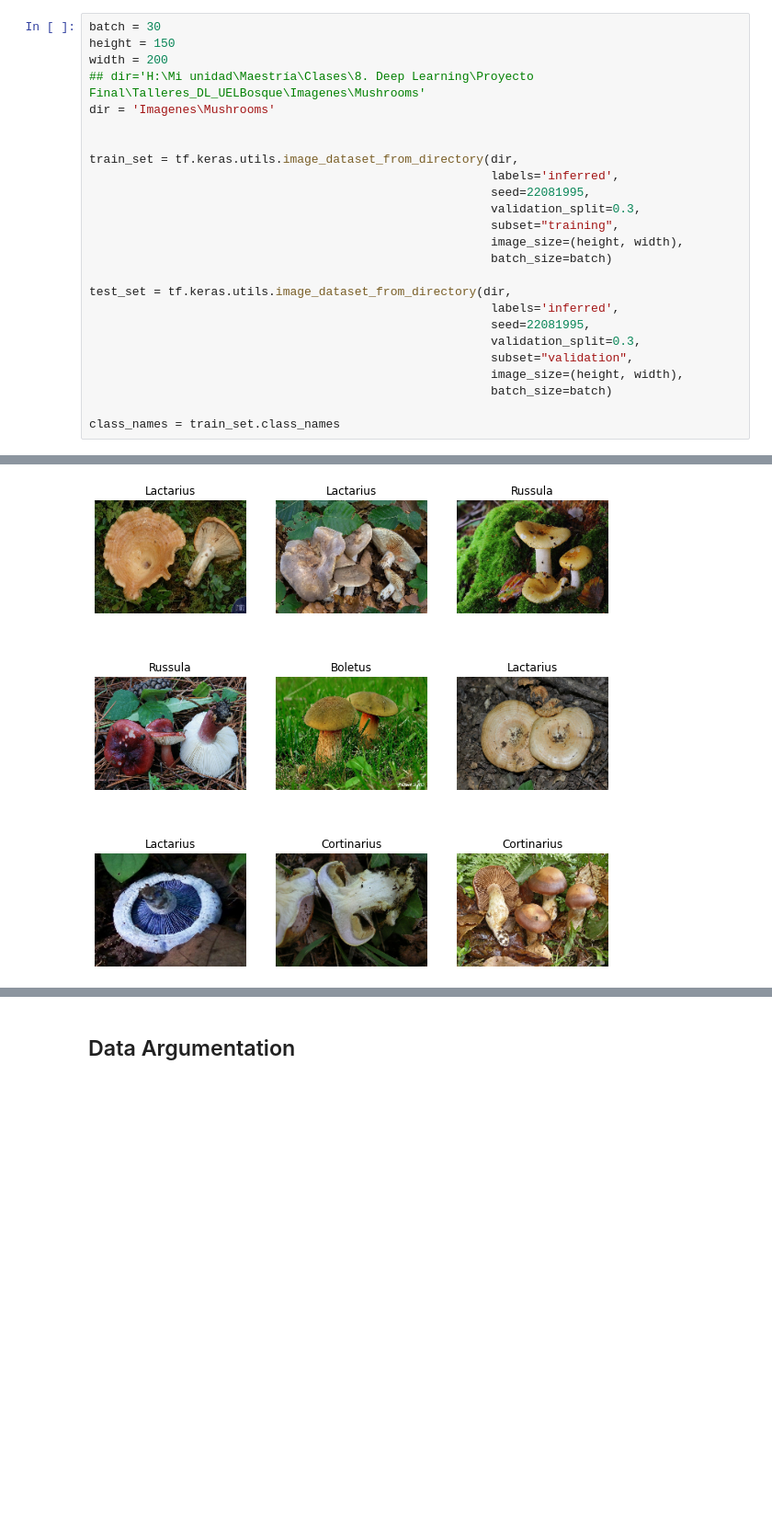
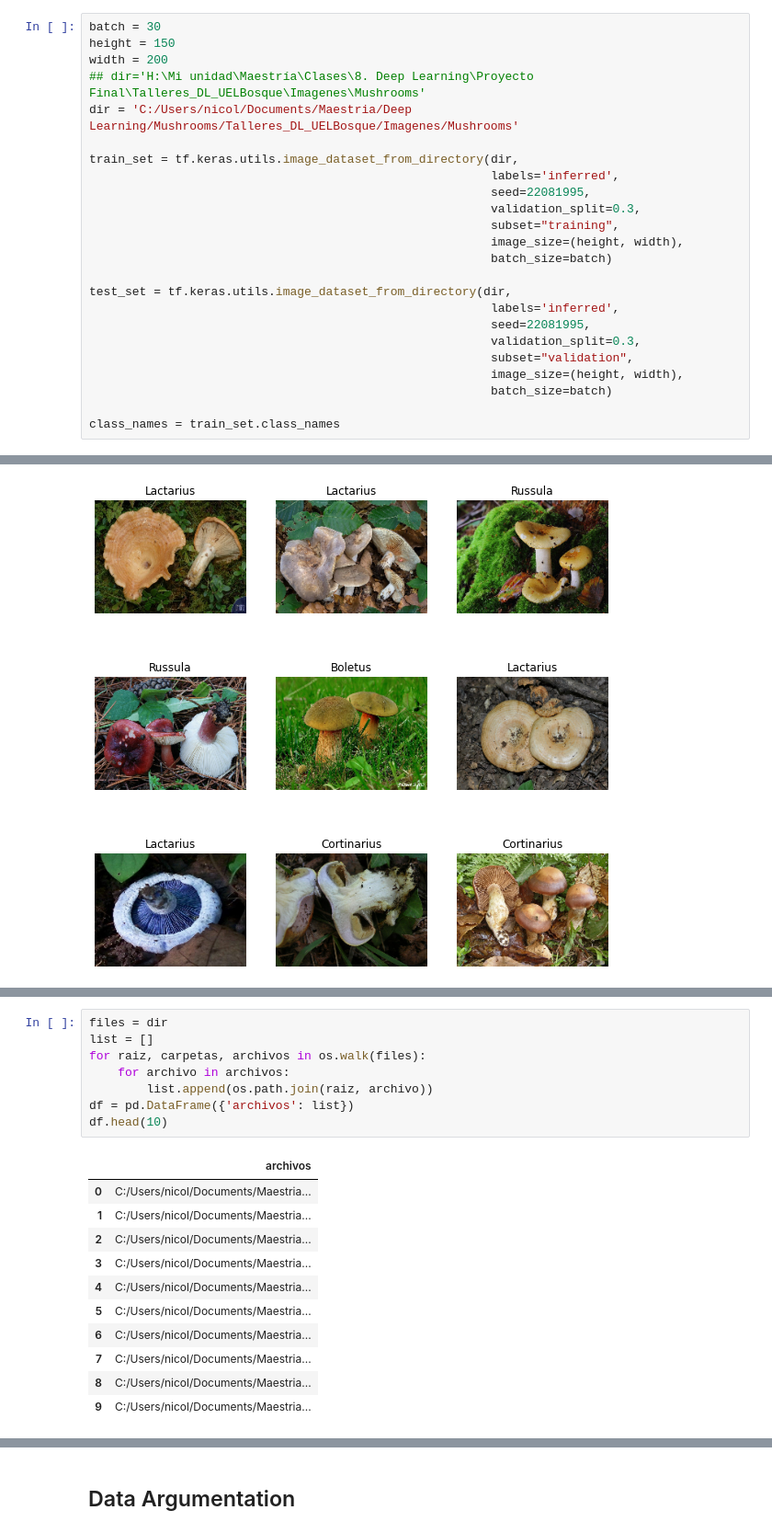
Before and after one commit to 2Nisavi2/Talleres_DL_UELBosque, a Jupyter notebook: Markdown/Neu_Net_Mush.ipynb, the cells around one changed output, grey strips where cells are left out. Shown at 92% size. Cells and saved outputs as stored; diff of their text form; blank space fills up the shorter version.

Commit message:
Identificación de imagenes defectuosas

```diff
--- a/Markdown/Neu_Net_Mush.ipynb
+++ b/Markdown/Neu_Net_Mush.ipynb
@@ -31,8 +31,7 @@ batch = 30
 height = 150
 width = 200
 ## dir='H:\Mi unidad\Maestría\Clases\8. Deep Learning\Proyecto Final\Talleres_DL_UELBosque\Imagenes\Mushrooms'
-dir = 'Imagenes\Mushrooms'
-
+dir = 'C:/Users/nicol/Documents/Maestria/Deep Learning/Mushrooms/Talleres_DL_UELBosque/Imagenes/Mushrooms'
 
 train_set = tf.keras.utils.image_dataset_from_directory(dir,
                                                         labels='inferred',
@@ -66,0 +81,20 @@ for images, labels in train_set.take(1):
+# %%
+files = dir
+list = []
+for raiz, carpetas, archivos in os.walk(files):
+    for archivo in archivos:
+        list.append(os.path.join(raiz, archivo))
+df = pd.DataFrame({'archivos': list})
+df.head(10)
+# %% [output]
+|  | archivos |
+| 0 | C:/Users/nicol/Documents/Maestria... |
+| 1 | C:/Users/nicol/Documents/Maestria... |
+| 2 | C:/Users/nicol/Documents/Maestria... |
+| 3 | C:/Users/nicol/Documents/Maestria... |
+| 4 | C:/Users/nicol/Documents/Maestria... |
+| 5 | C:/Users/nicol/Documents/Maestria... |
+| 6 | C:/Users/nicol/Documents/Maestria... |
+| 7 | C:/Users/nicol/Documents/Maestria... |
+| 8 | C:/Users/nicol/Documents/Maestria... |
+| 9 | C:/Users/nicol/Documents/Maestria... |
```
Also changed, not shown: parts of 4 cells of this notebook.
